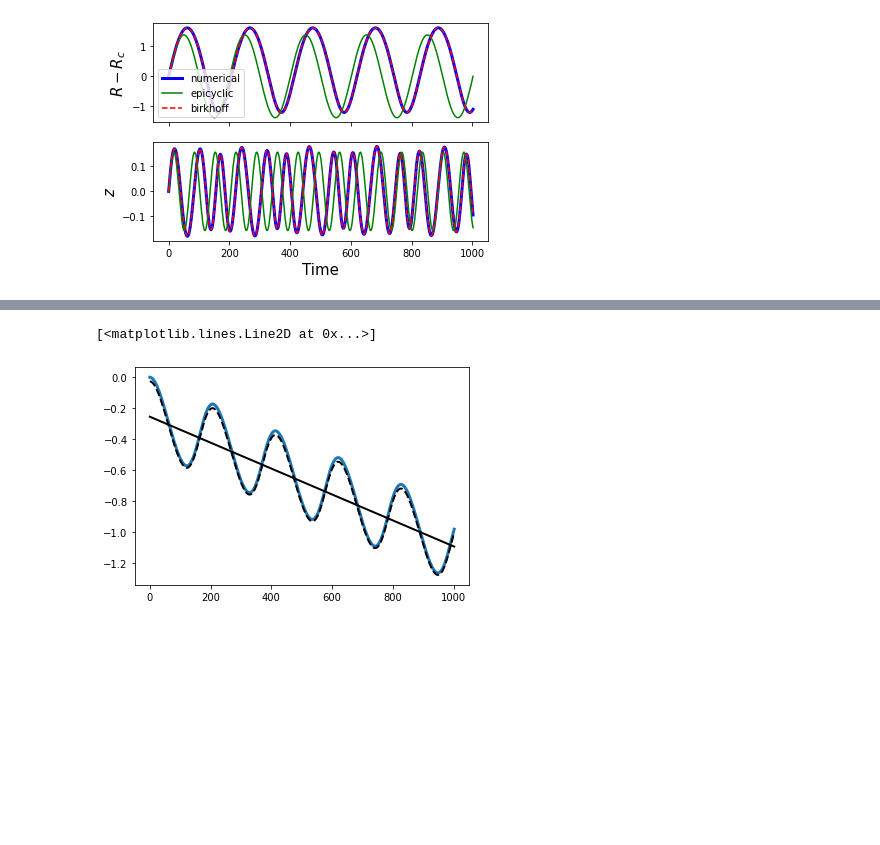
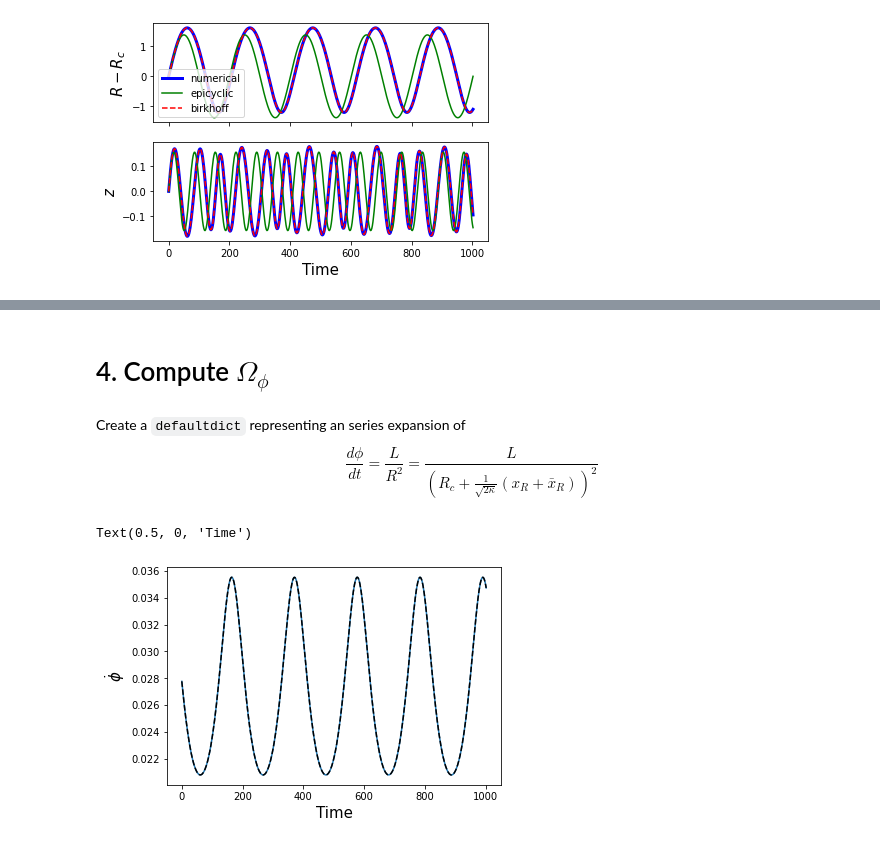
Before and after one commit to shadden/AA_variables_via_Birkhoff_Normalization, a Jupyter notebook: notebooks/Birkhoff_Normalization_Example.ipynb, the cells around one changed output, grey strips where cells are left out. Drawn from its saved outputs; the diff is of its cells as text; code cells hidden in the pictures; blank space fills up the shorter version.

```diff
--- a/notebooks/Birkhoff_Normalization_Example.ipynb
+++ b/notebooks/Birkhoff_Normalization_Example.ipynb
@@ -310,7 +244,2 @@ phi0 = orbit.T[0,0] - (L/Rc/Rc) * (Omega_phi_taylor) - delta_phi[0]
-# %%
-plt.plot(times,orbit.T[0] - L*times/Rc/Rc,lw=3)
-plt.plot(times,(L/Rc/Rc) * (Omega_phi_taylor - 1) * times + phi0,'k-',lw=2)
-plt.plot(times,(L/Rc/Rc) * (Omega_phi_taylor - 1) * times + delta_phi + phi0,'k--',lw=2)
-# %% [output]
-[<matplotlib.lines.Line2D at 0x...>]
-[figure, removed]
+# %% [markdown]
+# 4. Compute  $\Omega_\phi$
@@ -316,0 +248,22 @@ plt.plot(times,(L/Rc/Rc) * (Omega_phi_taylor - 1) * times + delta_phi + phi0,'k-
+# %% [markdown]
+Create a `defaultdict` representing an series expansion of
+$$
+\frac{d\phi}{dt} = \frac{L}{R^2} = \frac{L}{\left(R_c + \frac{1}{\sqrt{2\kappa}}(x_R+\bar{x}_R)\right)^2}
+$$
+# %%
+phi_dot_series = generate_phidot_series(Rc,L,omega[0],lmax)
+phi_dot_fn = pert_series_to_function(phi_dot_series)
+Omega_phi0 = L / Rc / Rc
+
+Omega_phi = phi_dot_fn(xR_values,xz_values)
+# should be real-valued
+assert np.alltrue(np.isclose(np.imag(Omega_phi),0))
+Omega_phi = np.real(Omega_phi)
+
+plt.plot(times,L/orbit.T[iR]/orbit.T[iR],label='numerical')
+plt.plot(times,Omega_phi,'k--',label='series')
+plt.ylabel(r"$\dot\phi$",fontsize=15)
+plt.xlabel("Time",fontsize=15)
+# %% [output]
+Text(0.5, 0, 'Time')
+[figure, added]
```
Also changed, not shown: parts of 16 cells of this notebook, 1 other file.
